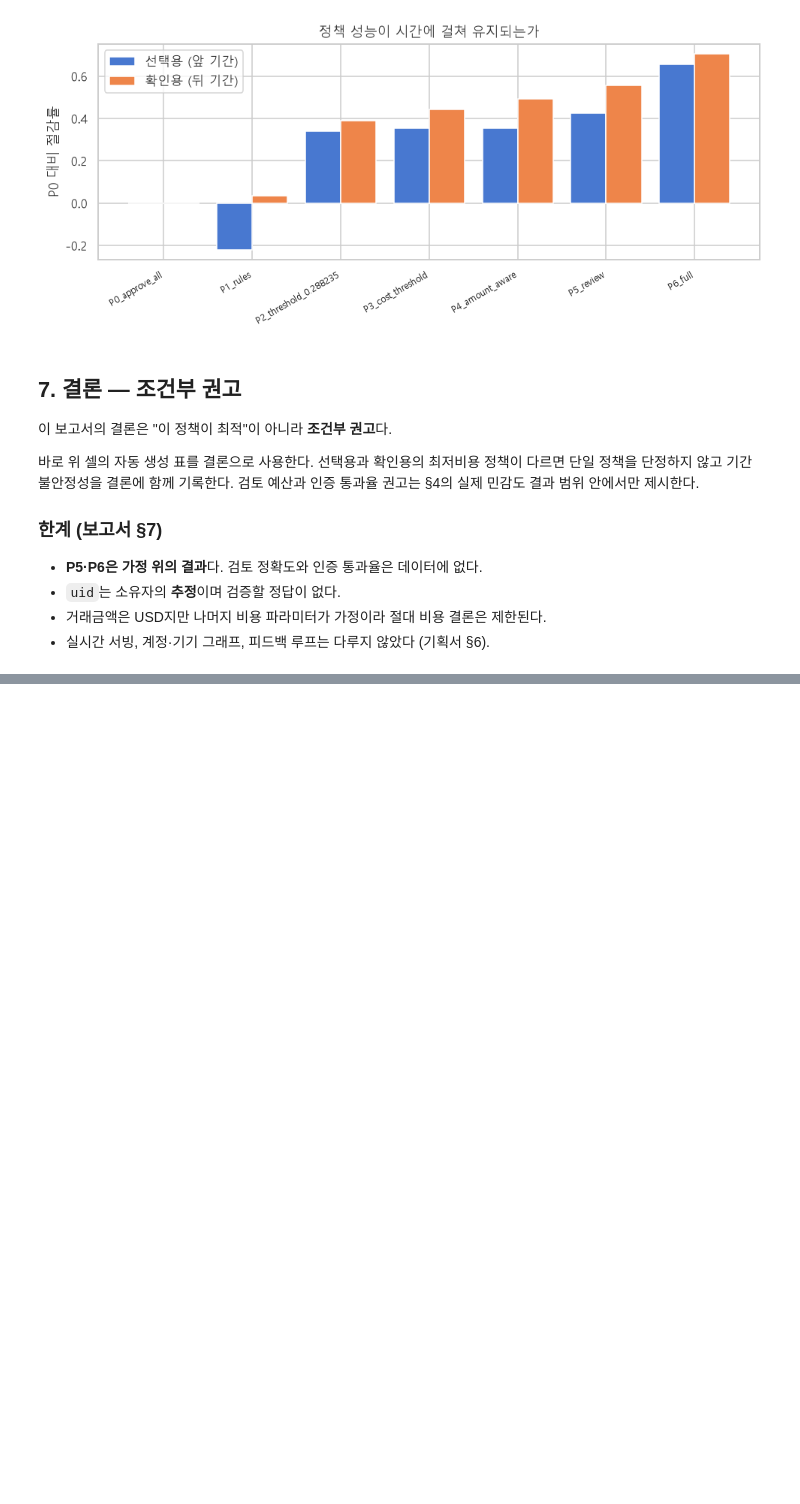
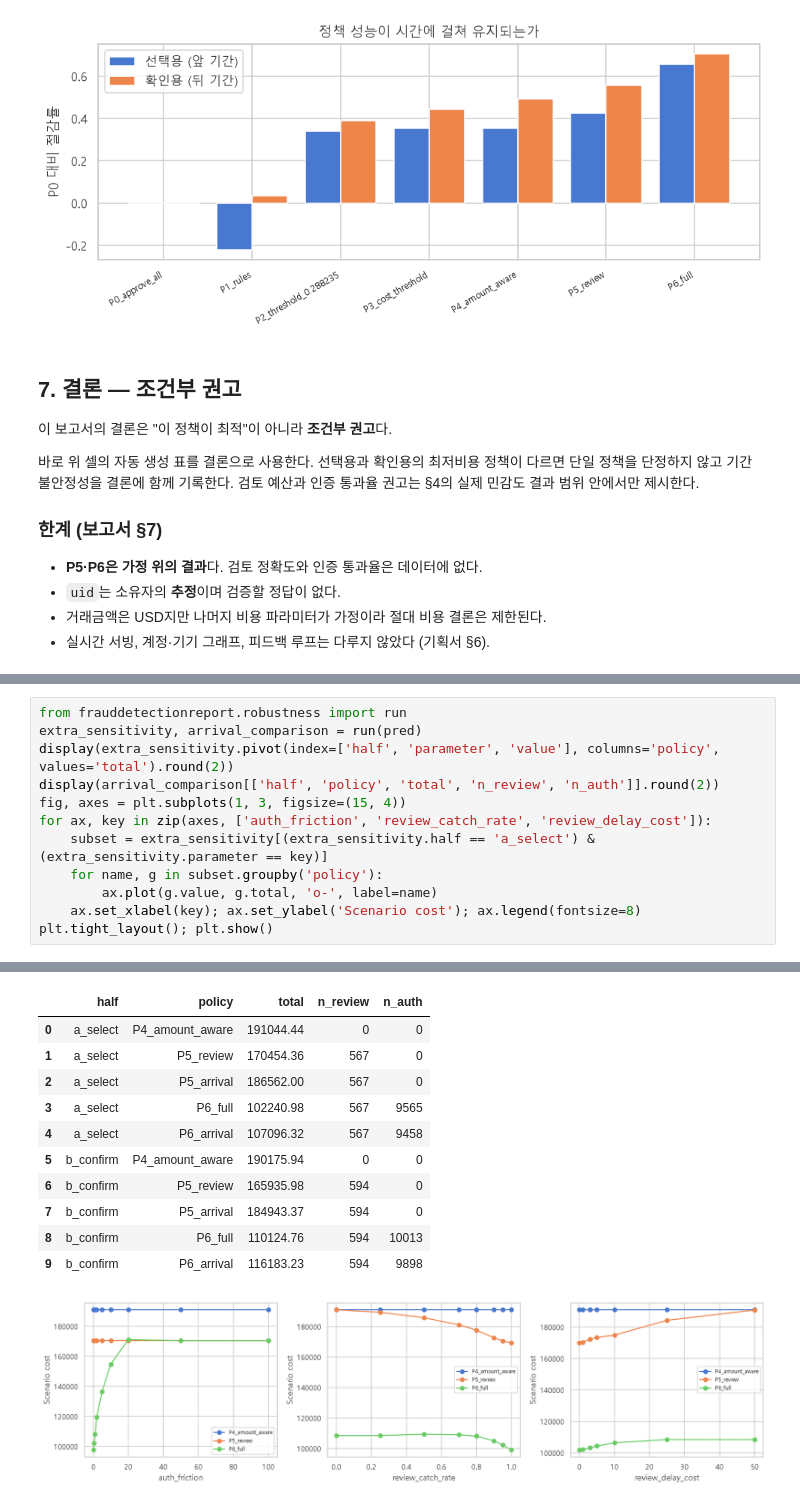
Before and after one commit to rhys3680-cell/fraud-detection-report, a Jupyter notebook: notebooks/06_policy_comparison.ipynb, the cells around one changed output, grey strips where cells are left out. Cells and saved outputs as stored; diff of their text form; blank space fills up the shorter version.

```diff
--- a/notebooks/06_policy_comparison.ipynb
+++ b/notebooks/06_policy_comparison.ipynb
@@ -482,0 +492,13 @@ P5가 P4를 이기는 최초 실험 일일 예산: 10
+# %%
+from frauddetectionreport.robustness import run
+extra_sensitivity, arrival_comparison = run(pred)
+display(extra_sensitivity.pivot(index=['half', 'parameter', 'value'], columns='policy', values='total').round(2))
+display(arrival_comparison[['half', 'policy', 'total', 'n_review', 'n_auth']].round(2))
+fig, axes = plt.subplots(1, 3, figsize=(15, 4))
+for ax, key in zip(axes, ['auth_friction', 'review_catch_rate', 'review_delay_cost']):
+    subset = extra_sensitivity[(extra_sensitivity.half == 'a_select') & (extra_sensitivity.parameter == key)]
+    for name, g in subset.groupby('policy'):
+        ax.plot(g.value, g.total, 'o-', label=name)
+    ax.set_xlabel(key); ax.set_ylabel('Scenario cost'); ax.legend(fontsize=8)
+plt.tight_layout(); plt.show()
+# %% [output]
@@ -482,0 +523,12 @@ P5가 P4를 이기는 최초 실험 일일 예산: 10
+|  | half | policy | total | n_review | n_auth |
+| 0 | a_select | P4_amount_aware | 191044.44 | 0 | 0 |
+| 1 | a_select | P5_review | 170454.36 | 567 | 0 |
+| 2 | a_select | P5_arrival | 186562.00 | 567 | 0 |
+| 3 | a_select | P6_full | 102240.98 | 567 | 9565 |
+| 4 | a_select | P6_arrival | 107096.32 | 567 | 9458 |
+| 5 | b_confirm | P4_amount_aware | 190175.94 | 0 | 0 |
+| 6 | b_confirm | P5_review | 165935.98 | 594 | 0 |
+| 7 | b_confirm | P5_arrival | 184943.37 | 594 | 0 |
+| 8 | b_confirm | P6_full | 110124.76 | 594 | 10013 |
+| 9 | b_confirm | P6_arrival | 116183.23 | 594 | 9898 |
+[figure, added]
```
Also changed, not shown: parts of 6 cells of this notebook, 3 other files.
